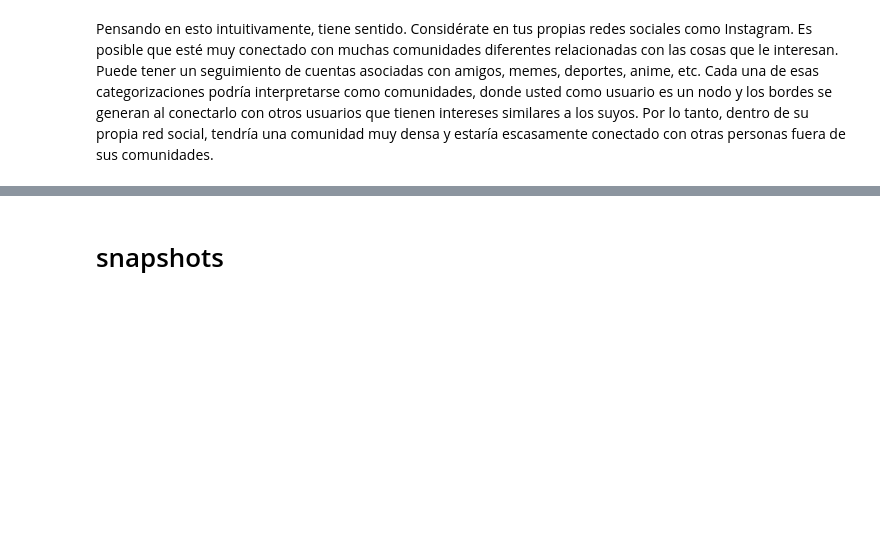
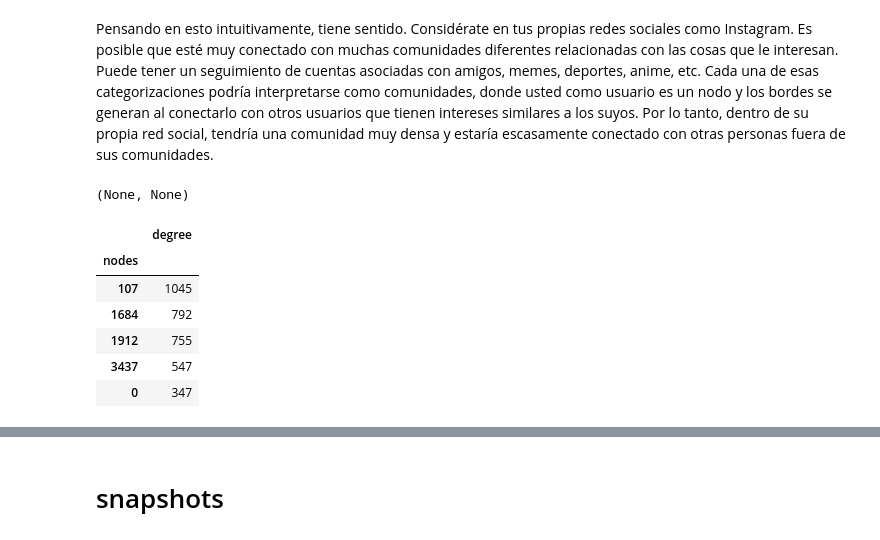
Before and after one commit to FernandoCarazoMelo/network-science, a Jupyter notebook: notebooks/02_FC_facebook_case_study.ipynb, the cells around one changed output, grey strips where cells are left out. Cells and saved outputs as stored; diff of their text form; code cells hidden in the pictures; blank space fills up the shorter version.

```diff
--- a/notebooks/02_FC_facebook_case_study.ipynb
+++ b/notebooks/02_FC_facebook_case_study.ipynb
@@ -216,0 +280,14 @@ Pensando en esto intuitivamente, tiene sentido. Considérate en tus propias rede
+# %%
+nf.visualize(G, config=config)
+# %% [output]
+(None, None)
+# %%
+df2.sort_values(["degree"],ascending=False)[:5]
+# %% [output]
+|  | degree |
+| nodes |  |
+| 107 | 1045 |
+| 1684 | 792 |
+| 1912 | 755 |
+| 3437 | 547 |
+| 0 | 347 |
```
Also changed, not shown: parts of 10 cells of this notebook.
